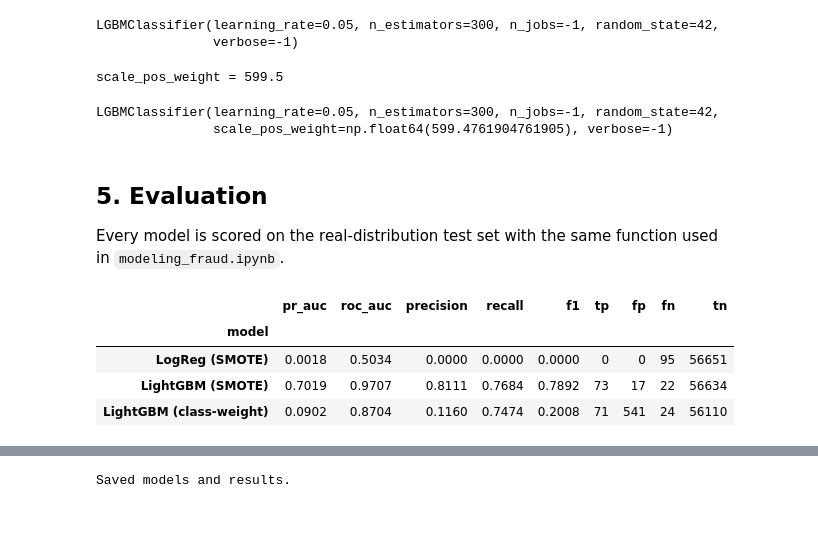
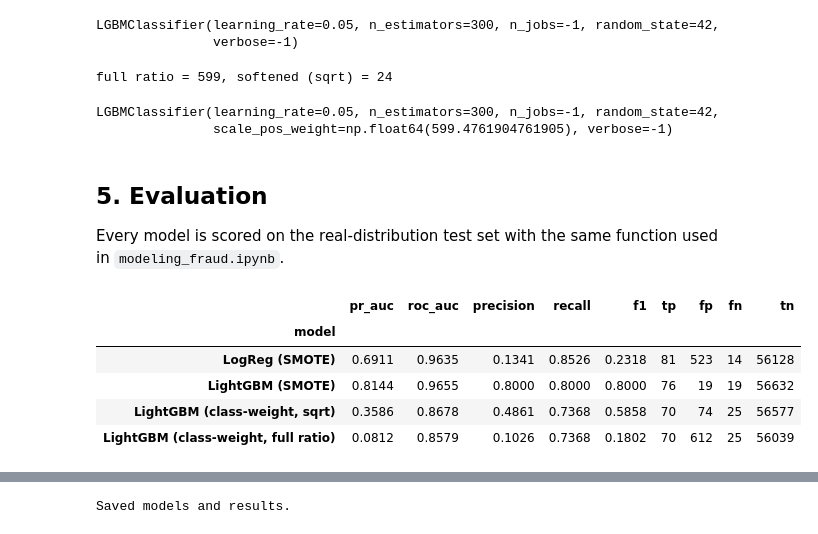
Before and after one commit to Avicci-b/fraud_detection_for_ecom_and_bank_transactions, a Jupyter notebook: notebooks/modeling_creditcard.ipynb, the cells around one changed output, grey strips where cells are left out. Cells and saved outputs as stored; diff of their text form; code cells hidden in the pictures.

```diff
--- a/notebooks/modeling_creditcard.ipynb
+++ b/notebooks/modeling_creditcard.ipynb
@@ -152,7 +189,14 @@ logreg = Pipeline([
     ("scaler", StandardScaler()),
     ("clf", LogisticRegression(max_iter=2000, random_state=RANDOM_STATE)),
 ])
-logreg.fit(X_train_cc_res, y_train_cc_res)
+logreg.fit(X_res, y_res)
 # %% [output]
 Pipeline(steps=[('scaler', StandardScaler()),
                 ('clf', LogisticRegression(max_iter=2000, random_state=42))])
+# %%
+from sklearn.metrics import confusion_matrix
+p = logreg.predict_proba(X_test_cc)[:, 1]
+print("y_test counts:", np.bincount(np.asarray(y_test_cc).astype(int)))
+print("pred counts @0.5:", np.bincount((p >= 0.5).astype(int), minlength=2))
+print("proba min/median/max:", p.min(), np.median(p), p.max())
+print(confusion_matrix(y_test_cc, (p >= 0.5).astype(int)))
@@ -192,21 +242,25 @@ lgbm_smote = lgb.LGBMClassifier(
     n_estimators=300, learning_rate=0.05,
     random_state=RANDOM_STATE, n_jobs=-1, verbose=-1,
 )
-lgbm_smote.fit(X_train_cc_res, y_train_cc_res)
+lgbm_smote.fit(X_res, y_res)
 # %% [output]
 LGBMClassifier(learning_rate=0.05, n_estimators=300, n_jobs=-1, random_state=42,
                verbose=-1)
 # %%
-spw = (y_train_cc == 0).sum() / (y_train_cc == 1).sum()
-print(f"scale_pos_weight = {spw:.1f}")
+ratio = (y_train_cc == 0).sum() / (y_train_cc == 1).sum()
+print(f"full ratio = {ratio:.0f}, softened (sqrt) = {np.sqrt(ratio):.0f}")
 
 lgbm_weighted = lgb.LGBMClassifier(
-    n_estimators=300, learning_rate=0.05, scale_pos_weight=spw,
-    random_state=RANDOM_STATE, n_jobs=-1, verbose=-1,
-)
+    n_estimators=300, learning_rate=0.05, scale_pos_weight=np.sqrt(ratio),
+    random_state=RANDOM_STATE, n_jobs=-1, verbose=-1)
 lgbm_weighted.fit(X_train_cc, y_train_cc)
+
+lgbm_weighted_full = lgb.LGBMClassifier(      # documented negative result (PR-AUC 0.057 in the first run)
+    n_estimators=300, learning_rate=0.05, scale_pos_weight=ratio,
+    random_state=RANDOM_STATE, n_jobs=-1, verbose=-1)
+lgbm_weighted_full.fit(X_train_cc, y_train_cc)
 # %% [output]
-scale_pos_weight = 599.5
+full ratio = 599, softened (sqrt) = 24
 LGBMClassifier(learning_rate=0.05, n_estimators=300, n_jobs=-1, random_state=42,
                scale_pos_weight=np.float64(599.4761904761905), verbose=-1)
 # %% [markdown]
@@ -214,25 +268,27 @@ LGBMClassifier(learning_rate=0.05, n_estimators=300, n_jobs=-1, random_state=42,
 Every model is scored on the real-distribution test set with the same function used in `modeling_fraud.ipynb`.
 # %%
 models = {
-    "LogReg (SMOTE)":          logreg,
-    "LightGBM (SMOTE)":        lgbm_smote,
-    "LightGBM (class-weight)": lgbm_weighted,
+    "LogReg (SMOTE)":                     logreg,
+    "LightGBM (SMOTE)":                   lgbm_smote,
+    "LightGBM (class-weight, sqrt)":      lgbm_weighted,
+    "LightGBM (class-weight, full ratio)": lgbm_weighted_full,
 }
 
 rows, probas = [], {}
 for name, m in models.items():
     metrics, p = evaluate_model(name, m, X_test_cc, y_test_cc)
     rows.append(metrics)
     probas[name] = p
 
 cc_results = pd.DataFrame(rows).set_index("model")
 cc_results.round(4)
 # %% [output]
 |  | pr_auc | roc_auc | precision | recall | f1 | tp | fp | fn | tn |
 | model |  |  |  |  |  |  |  |  |  |
-| LogReg (SMOTE) | 0.0018 | 0.5034 | 0.0000 | 0.0000 | 0.0000 | 0 | 0 | 95 | 56651 |
-| LightGBM (SMOTE) | 0.7019 | 0.9707 | 0.8111 | 0.7684 | 0.7892 | 73 | 17 | 22 | 56634 |
-| LightGBM (class-weight) | 0.0902 | 0.8704 | 0.1160 | 0.7474 | 0.2008 | 71 | 541 | 24 | 56110 |
+| LogReg (SMOTE) | 0.6911 | 0.9635 | 0.1341 | 0.8526 | 0.2318 | 81 | 523 | 14 | 56128 |
+| LightGBM (SMOTE) | 0.8144 | 0.9655 | 0.8000 | 0.8000 | 0.8000 | 76 | 19 | 19 | 56632 |
+| LightGBM (class-weight, sqrt) | 0.3586 | 0.8678 | 0.4861 | 0.7368 | 0.5858 | 70 | 74 | 25 | 56577 |
+| LightGBM (class-weight, full ratio) | 0.0812 | 0.8579 | 0.1026 | 0.7368 | 0.1802 | 70 | 612 | 25 | 56039 |
 # %%
 plot_pr_curves(y_test_cc, probas, "Credit card fraud: precision-recall curves")
 # %% [output]
```
Also changed, not shown: parts of 9 cells of this notebook.
